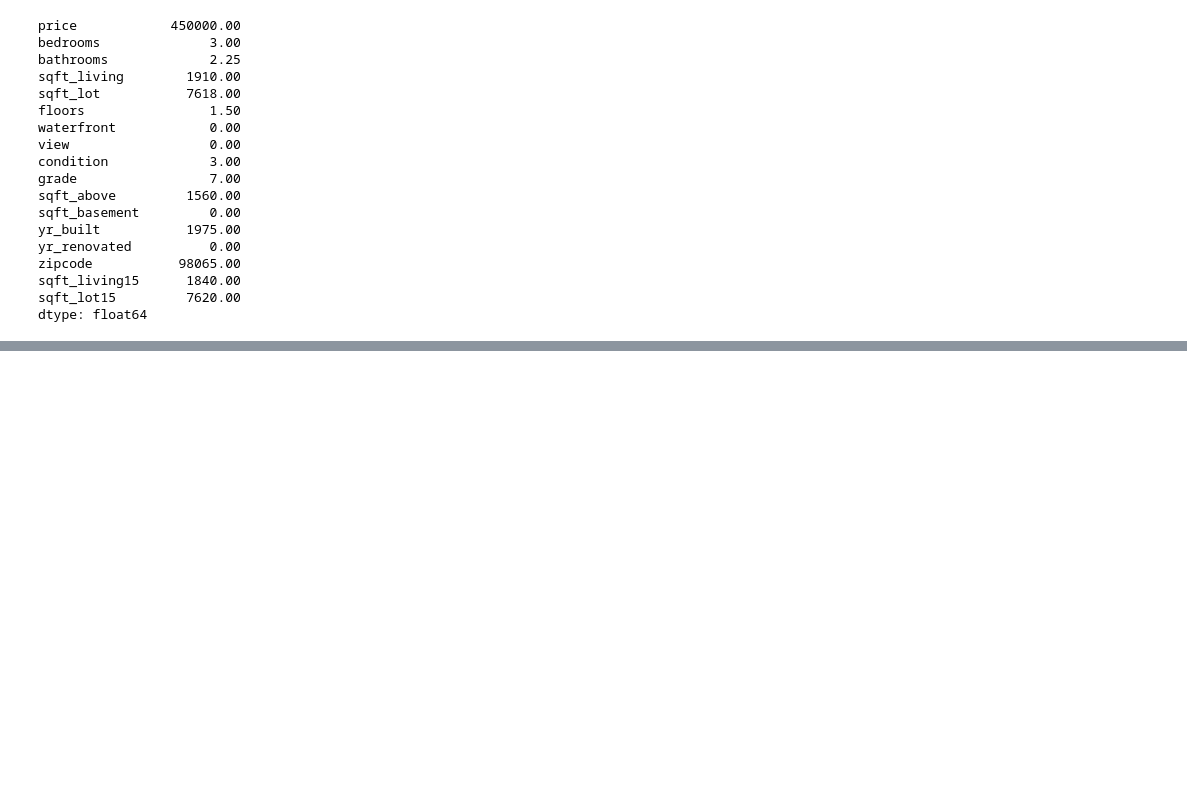
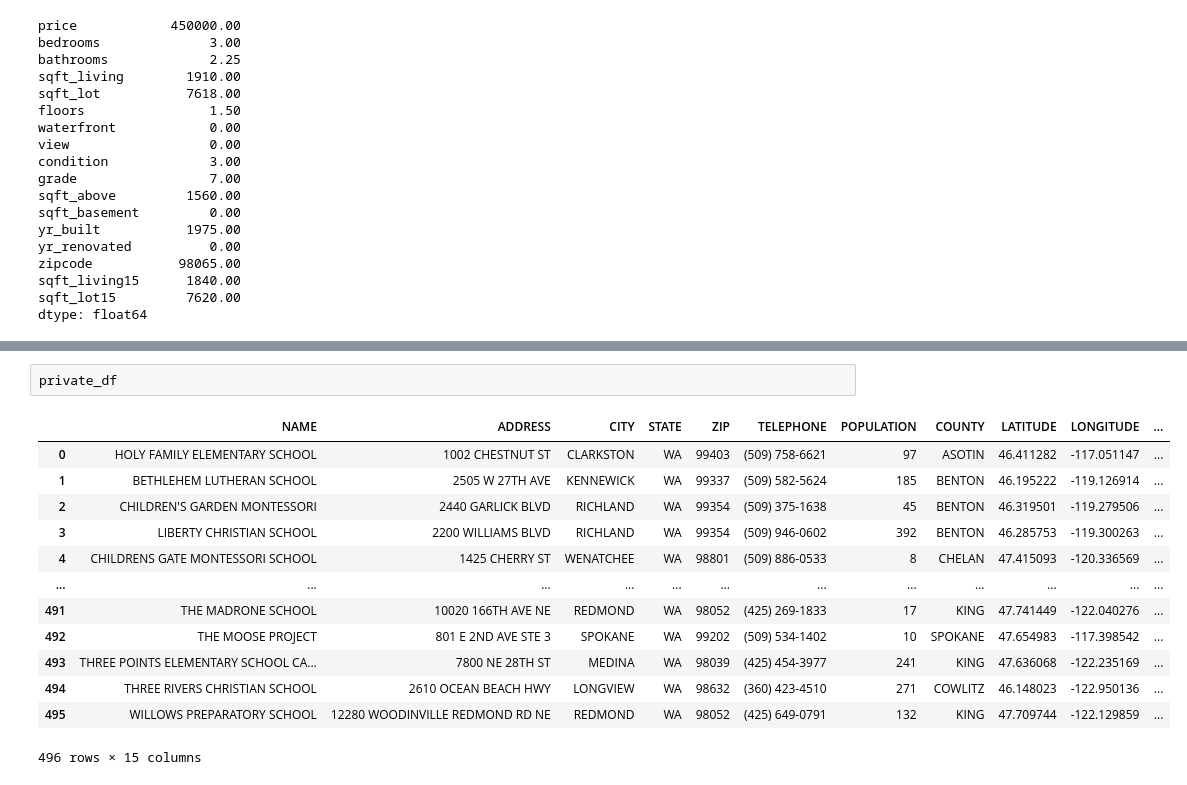
Before and after one commit to BlueViper8907/King-County-Housing-Regression, a Jupyter notebook: Exploring_Data.ipynb, the cells around one changed output, grey strips where cells are left out. Saved outputs shown, nothing was run; the diff lists cells and outputs as text; blank space fills up the shorter version.

Commit message:
Mapping project mostly completed.

```diff
--- a/Exploring_Data.ipynb
+++ b/Exploring_Data.ipynb
@@ -184,0 +317,16 @@ MapView(layout=Layout(height='400px', width='100%'), legend=True)
+# %%
+private_df
+# %% [output]
+|  | NAME | ADDRESS | CITY | STATE | ZIP | TELEPHONE | POPULATION | COUNTY | LATITUDE | LONGITUDE | ... |
+| 0 | HOLY FAMILY ELEMENTARY SCHOOL | 1002 CHESTNUT ST | CLARKSTON | WA | 99403 | (509) 758-6621 | 97 | ASOTIN | 46.411282 | -117.051147 | ... |
+| 1 | BETHLEHEM LUTHERAN SCHOOL | 2505 W 27TH AVE | KENNEWICK | WA | 99337 | (509) 582-5624 | 185 | BENTON | 46.195222 | -119.126914 | ... |
+| 2 | CHILDREN'S GARDEN MONTESSORI | 2440 GARLICK BLVD | RICHLAND | WA | 99354 | (509) 375-1638 | 45 | BENTON | 46.319501 | -119.279506 | ... |
+| 3 | LIBERTY CHRISTIAN SCHOOL | 2200 WILLIAMS BLVD | RICHLAND | WA | 99354 | (509) 946-0602 | 392 | BENTON | 46.285753 | -119.300263 | ... |
+| 4 | CHILDRENS GATE MONTESSORI SCHOOL | 1425 CHERRY ST | WENATCHEE | WA | 98801 | (509) 886-0533 | 8 | CHELAN | 47.415093 | -120.336569 | ... |
+| ... | ... | ... | ... | ... | ... | ... | ... | ... | ... | ... | ... |
+| 491 | THE MADRONE SCHOOL | 10020 166TH AVE NE | REDMOND | WA | 98052 | (425) 269-1833 | 17 | KING | 47.741449 | -122.040276 | ... |
+| 492 | THE MOOSE PROJECT | 801 E 2ND AVE STE 3 | SPOKANE | WA | 99202 | (509) 534-1402 | 10 | SPOKANE | 47.654983 | -117.398542 | ... |
+| 493 | THREE POINTS ELEMENTARY SCHOOL CA... | 7800 NE 28TH ST | MEDINA | WA | 98039 | (425) 454-3977 | 241 | KING | 47.636068 | -122.235169 | ... |
+| 494 | THREE RIVERS CHRISTIAN SCHOOL | 2610 OCEAN BEACH HWY | LONGVIEW | WA | 98632 | (360) 423-4510 | 271 | COWLITZ | 46.148023 | -122.950136 | ... |
+| 495 | WILLOWS PREPARATORY SCHOOL | 12280 WOODINVILLE REDMOND RD NE | REDMOND | WA | 98052 | (425) 649-0791 | 132 | KING | 47.709744 | -122.129859 | ... |
+496 rows × 15 columns
```
Also changed, not shown: parts of 21 cells of this notebook.
